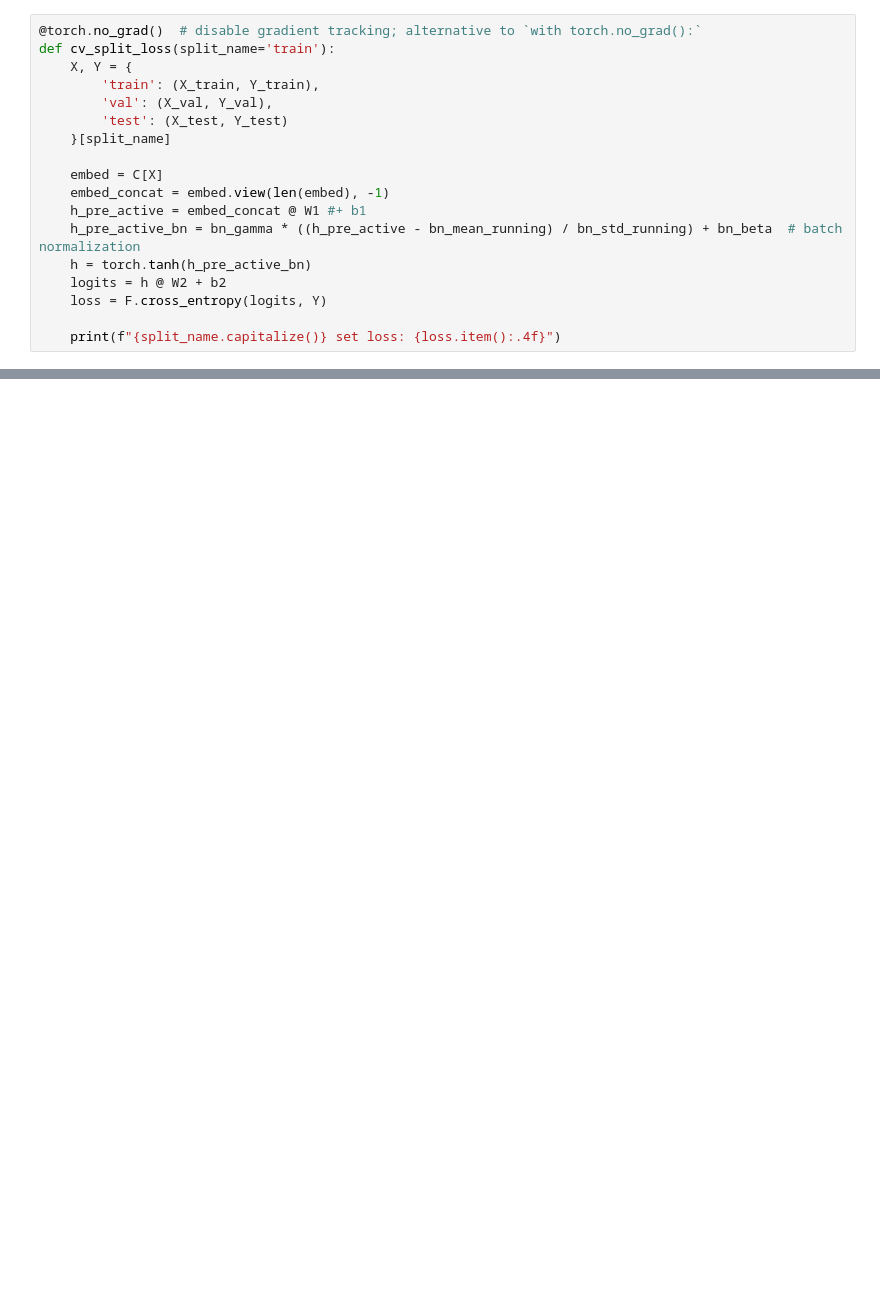
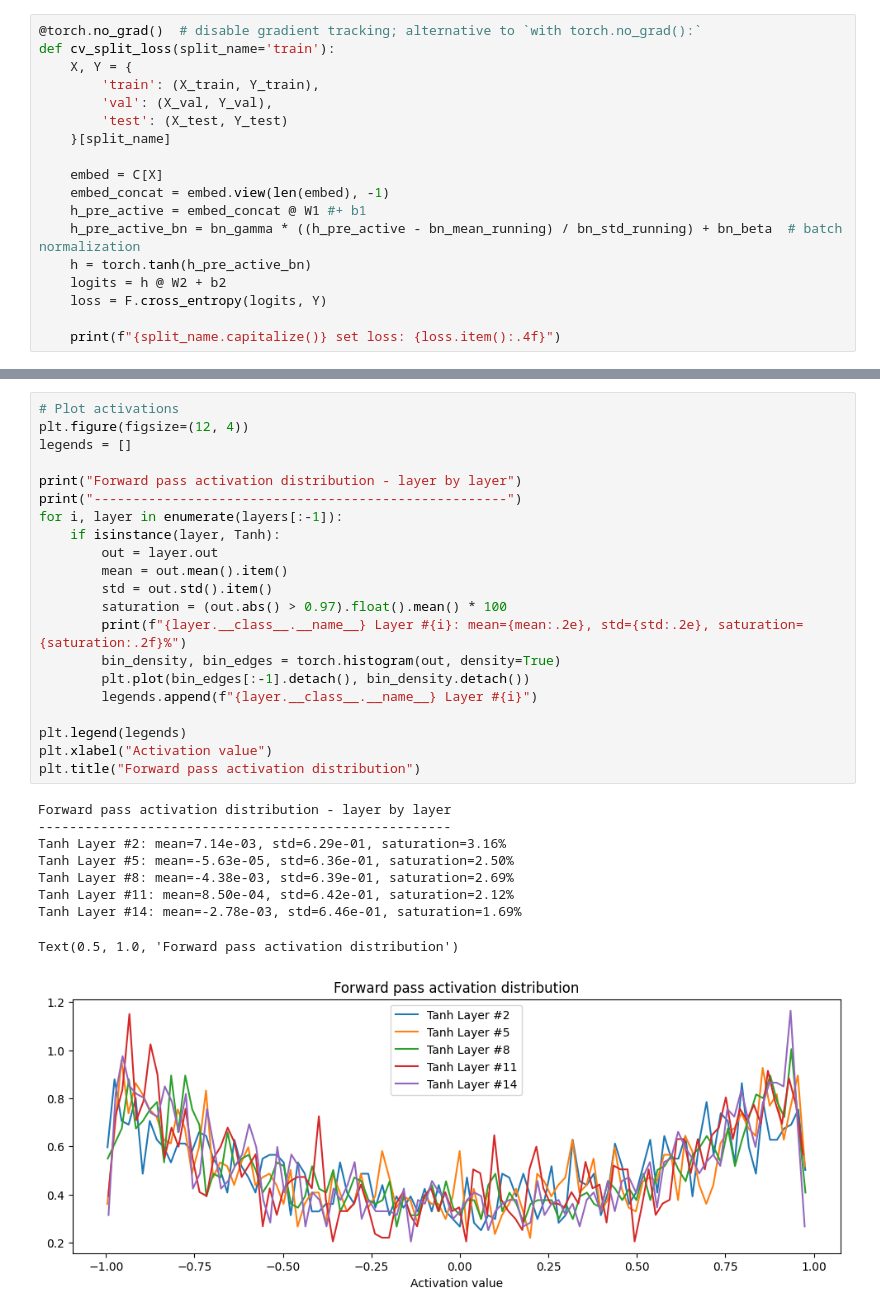
Before and after one commit to jeyabbalas/makemore, a Jupyter notebook: mlp2.ipynb, the cells around one changed output, grey strips where cells are left out. Cells and saved outputs as stored; diff of their text form; blank space fills up the shorter version.

```diff
--- a/mlp2.ipynb
+++ b/mlp2.ipynb
@@ -750,0 +866,31 @@ class BatchNorm1d:
+# %%
+# Plot activations
+plt.figure(figsize=(12, 4))
+legends = []
+
+print("Forward pass activation distribution - layer by layer")
+print("-----------------------------------------------------")
+for i, layer in enumerate(layers[:-1]):
+    if isinstance(layer, Tanh):
+        out = layer.out
+        mean = out.mean().item()
+        std = out.std().item()
+        saturation = (out.abs() > 0.97).float().mean() * 100
+        print(f"{layer.__class__.__name__} Layer #{i}: mean={mean:.2e}, std={std:.2e}, saturation={saturation:.2f}%")
+        bin_density, bin_edges = torch.histogram(out, density=True)
+        plt.plot(bin_edges[:-1].detach(), bin_density.detach())
+        legends.append(f"{layer.__class__.__name__} Layer #{i}")
+
+plt.legend(legends)
+plt.xlabel("Activation value")
+plt.title("Forward pass activation distribution")
+# %% [output]
+Forward pass activation distribution - layer by layer
+-----------------------------------------------------
+Tanh Layer #2: mean=7.14e-03, std=6.29e-01, saturation=3.16%
+Tanh Layer #5: mean=-5.63e-05, std=6.36e-01, saturation=2.50%
+Tanh Layer #8: mean=-4.38e-03, std=6.39e-01, saturation=2.69%
+Tanh Layer #11: mean=8.50e-04, std=6.42e-01, saturation=2.12%
+Tanh Layer #14: mean=-2.78e-03, std=6.46e-01, saturation=1.69%
+Text(0.5, 1.0, 'Forward pass activation distribution')
+[figure, added]
```
Also changed, not shown: parts of 28 cells of this notebook.
